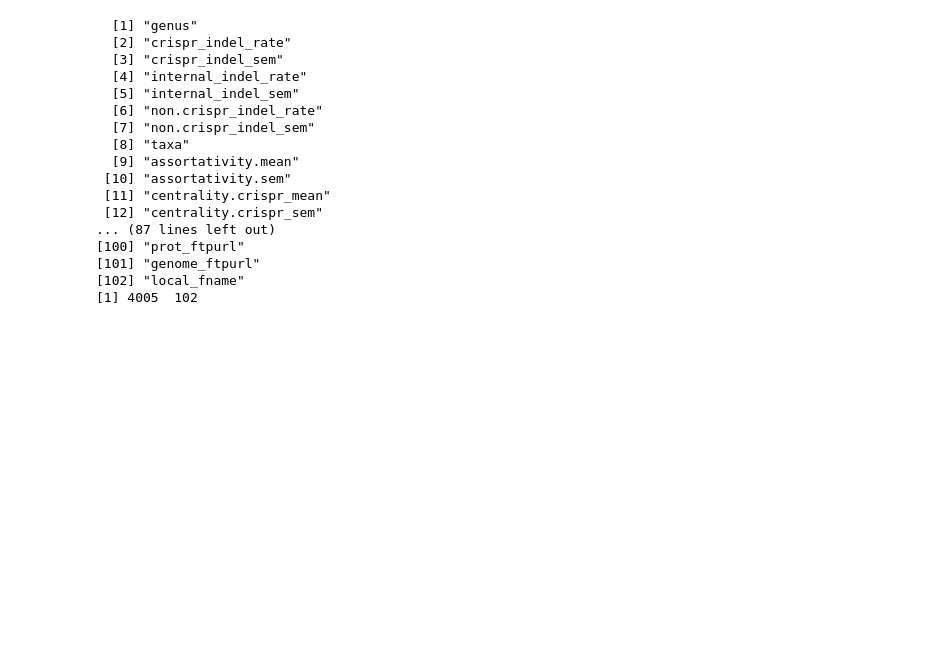
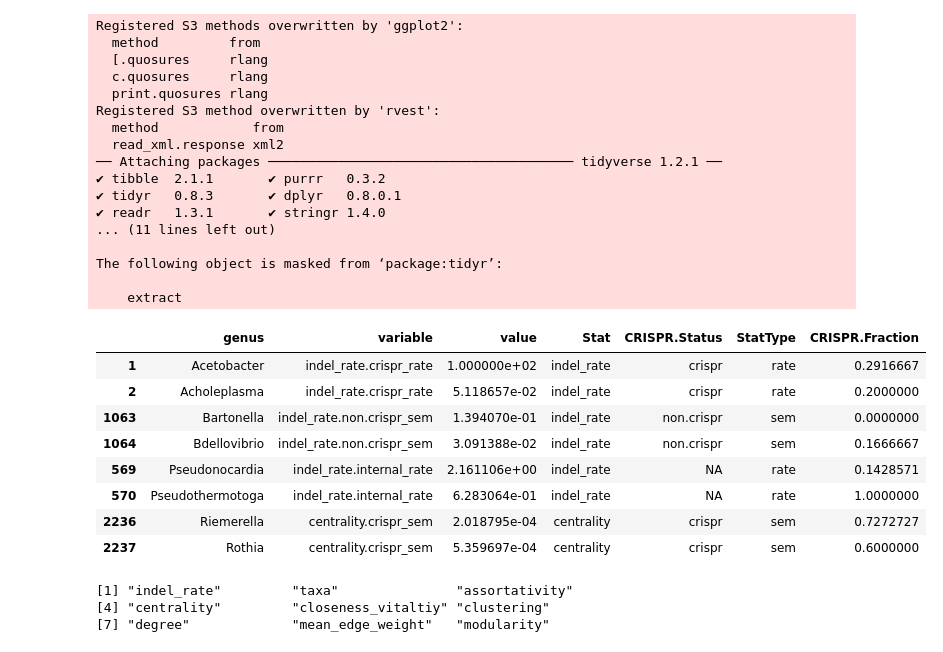
Before and after one commit to DJSiddharthVader/Undergrad_Thesis, a Jupyter notebook: PlottingResults.ipynb, the cells around one changed output. Saved outputs shown, nothing was run; the diff lists cells and outputs as text; code cells hidden in the pictures; blank space fills up the shorter version.

```diff
--- a/PlottingResults.ipynb
+++ b/PlottingResults.ipynb
@@ -1,7 +1,44 @@
 # %%
-library(data.table)
 library(ggplot2)
 library(reshape2)
 library(tidyverse)
+library(grid)
+library(ggpubr)
+theme_set(theme_pubr())
 source('./scripts//plottingUtils.R')
 options(repr.plot.width=4, repr.plot.height=3)
+figdir <- './writing/nontext/figures/'
+
+gdf <- loadData()
+gdf[c(1:2,1020:1021,550:551,2000:2001),]
+print(unique(gdf$Stat))
+# %% [output]
+Registered S3 methods overwritten by 'ggplot2':
+  method         from
+  [.quosures     rlang
+  c.quosures     rlang
+  print.quosures rlang
+Registered S3 method overwritten by 'rvest':
+  method            from
+  read_xml.response xml2
+── Attaching packages ─────────────────────────────────────── tidyverse 1.2.1 ──
+✔ tibble  2.1.1       ✔ purrr   0.3.2
+✔ tidyr   0.8.3       ✔ dplyr   0.8.0.1
+✔ readr   1.3.1       ✔ stringr 1.4.0
+... (11 lines left out)
+
+The following object is masked from ‘package:tidyr’:
+
+    extract
+|  | genus | variable | value | Stat | CRISPR.Status | StatType | CRISPR.Fraction |
+| 1 | Acetobacter | indel_rate.crispr_rate | 1.000000e+02 | indel_rate | crispr | rate | 0.2916667 |
+| 2 | Acholeplasma | indel_rate.crispr_rate | 5.118657e-02 | indel_rate | crispr | rate | 0.2000000 |
+| 1063 | Bartonella | indel_rate.non.crispr_sem | 1.394070e-01 | indel_rate | non.crispr | sem | 0.0000000 |
+| 1064 | Bdellovibrio | indel_rate.non.crispr_sem | 3.091388e-02 | indel_rate | non.crispr | sem | 0.1666667 |
+| 569 | Pseudonocardia | indel_rate.internal_rate | 2.161106e+00 | indel_rate | NA | rate | 0.1428571 |
+| 570 | Pseudothermotoga | indel_rate.internal_rate | 6.283064e-01 | indel_rate | NA | rate | 1.0000000 |
+| 2236 | Riemerella | centrality.crispr_sem | 2.018795e-04 | centrality | crispr | sem | 0.7272727 |
+| 2237 | Rothia | centrality.crispr_sem | 5.359697e-04 | centrality | crispr | sem | 0.6000000 |
+[1] "indel_rate"         "taxa"               "assortativity"
+[4] "centrality"         "closeness_vitaltiy" "clustering"
+[7] "degree"             "mean_edge_weight"   "modularity"
@@ -15,29 +44,0 @@ labelColumns <- function(stat,patterns){
-# %%
-network_data_file = './all_WGS_results.csv'
-ndf <- as.data.frame(fread(network_data_file),stringsAsFactors=FALSE)
-genus_data_file = './all_data.tsv'
-adf <- as.data.frame(fread(genus_data_file),stringsAsFactors=FALSE)
-df <- merge(ndf,adf,by.x='genus',by.y='Genus',stringsAsFactors=FALSE)
-#df <- df[,c('genus','Accession Number',colnames(ndf))]
-#df$CRISPR.fraction <- df$ #ADD CRISPR FRACTION COLUMN
-colnames(df) <- make.names(colnames(df),unique=TRUE)
-print(colnames(df))
-print(dim(df))
-# %% [output]
-  [1] "genus"
-  [2] "crispr_indel_rate"
-  [3] "crispr_indel_sem"
-  [4] "internal_indel_rate"
-  [5] "internal_indel_sem"
-  [6] "non.crispr_indel_rate"
-  [7] "non.crispr_indel_sem"
-  [8] "taxa"
-  [9] "assortativity.mean"
- [10] "assortativity.sem"
- [11] "centrality.crispr_mean"
- [12] "centrality.crispr_sem"
-... (87 lines left out)
-[100] "prot_ftpurl"
-[101] "genome_ftpurl"
-[102] "local_fname"
-[1] 4005  102
```
Also changed, not shown: parts of 9 cells of this notebook.
